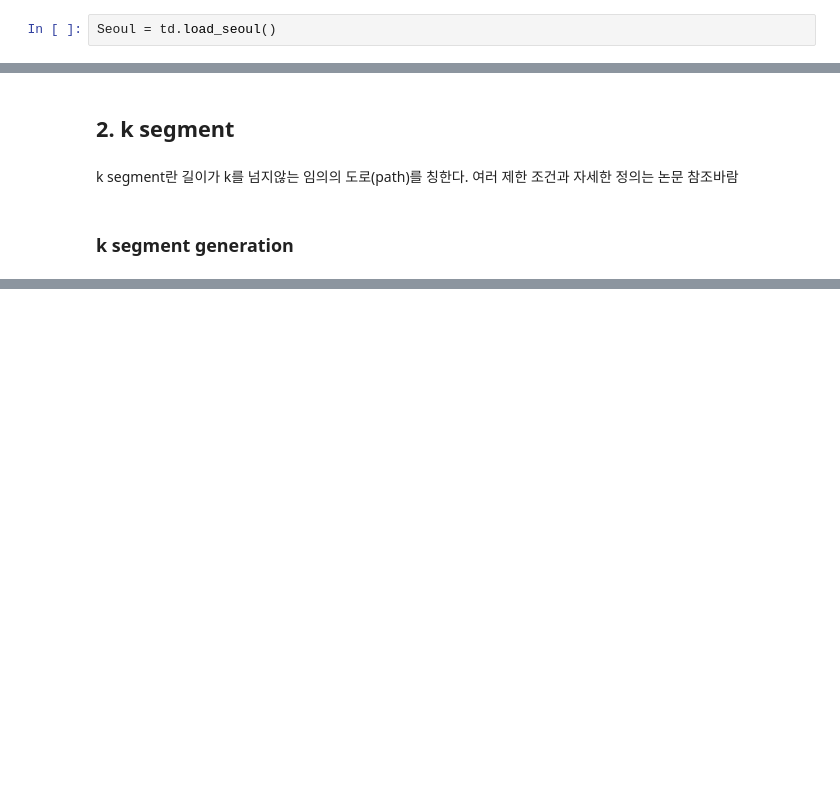
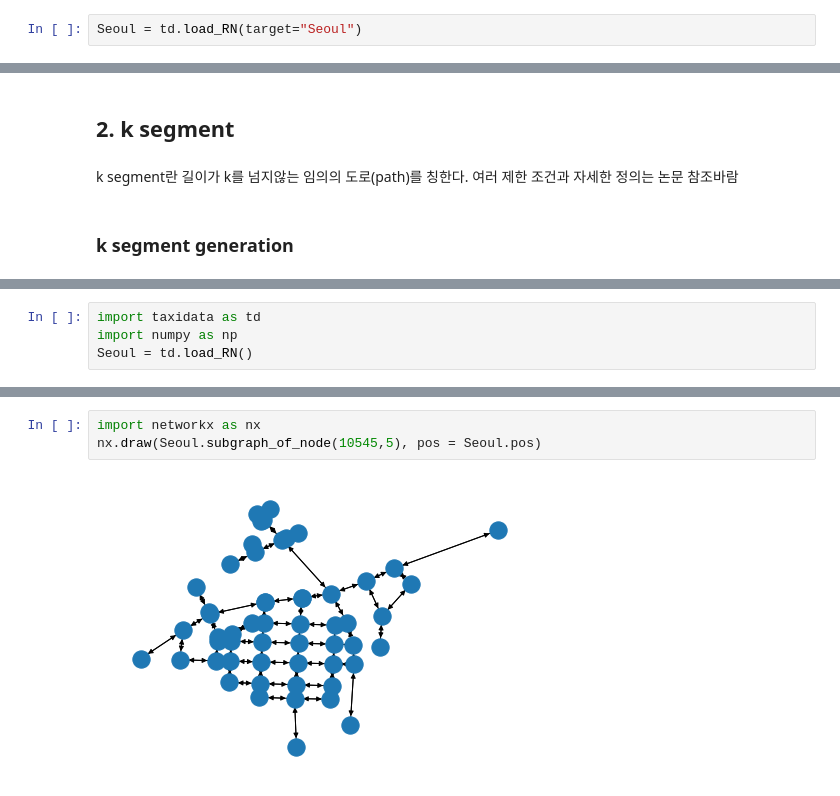
Before and after one commit to JungHoonJung/complecity, a Jupyter notebook: tutorial.ipynb, the cells around one changed output, grey strips where cells are left out. Drawn from its saved outputs; the diff is of its cells as text; blank space fills up the shorter version.

Commit message:
load_RN & C++ ksegment

```diff
--- a/tutorial.ipynb
+++ b/tutorial.ipynb
@@ -106,7 +108,7 @@ import networkx as nx
 # %% [markdown]
 도로네트워크에서 이용할 만한 함수들을 위해 RoadNetwork() 라는 class를 만들어두었다.
 # %%
-Seoul = td.load_seoul()
+Seoul = td.load_RN(target="Seoul")
 # %% [markdown]
 도로네트워크 각 노드의 위치는 `pos` 함수를 이용하여 딕셔너리와 유사한 형태로 구할 수 있다.
 # %%
@@ -130,0 +136,4 @@ k segment란 길이가 k를 넘지않는 임의의 도로(path)를 칭한다.
+# %%
+import taxidata as td
+import numpy as np
+Seoul = td.load_RN()
@@ -130,0 +207,5 @@ k segment란 길이가 k를 넘지않는 임의의 도로(path)를 칭한다.
+# %%
+import networkx as nx
+nx.draw(Seoul.subgraph_of_node(10545,5), pos = Seoul.pos)
+# %% [output]
+[figure, added]
```
Also changed, not shown: parts of 18 cells of this notebook, 10 other files.
